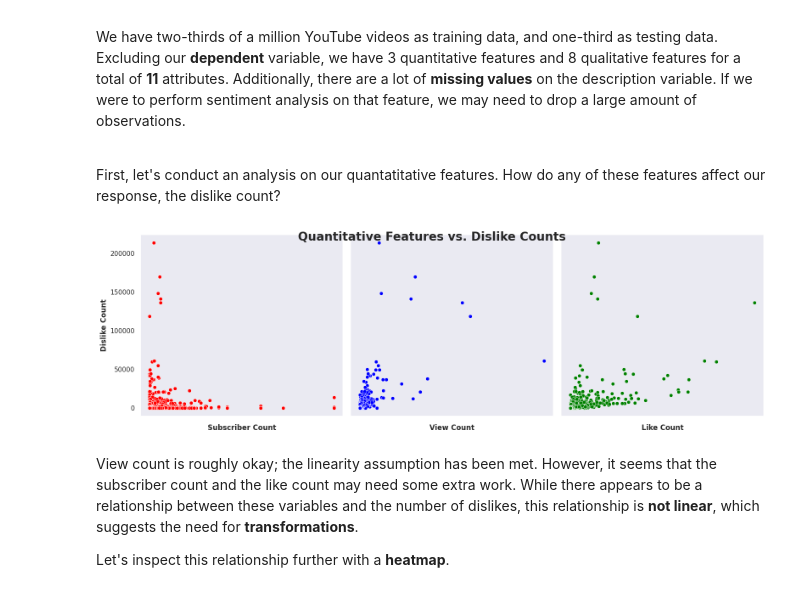
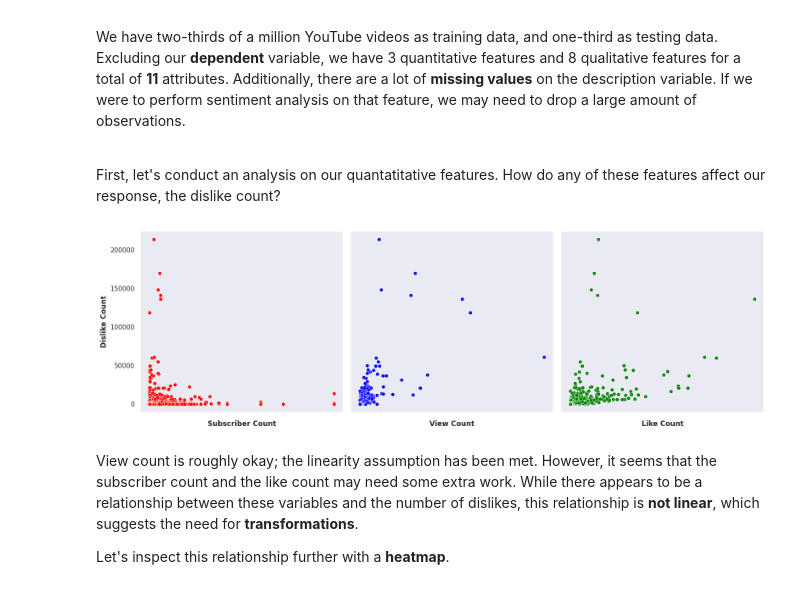
Before and after one commit to AdamPSU/Dislike-Forecast, a Jupyter notebook: dislike-forecast.ipynb, the cells around one changed output. Drawn from its saved outputs; the diff is of its cells as text; code cells hidden in the pictures.

```diff
--- a/dislike-forecast.ipynb
+++ b/dislike-forecast.ipynb
@@ -63,35 +63,35 @@ import matplotlib.pyplot as plt
 
 sns.set(style='dark')
 plt.figure(figsize=(16, 5))  # Adjust the figure size to fit all subplots
 
 # Subscriber counts
 plt.subplot(1, 3, 1)
 sns.scatterplot(data=dislikes, x="uploader_sub_count", y="dislike_count", color='red')
 plt.gca().set_xticklabels([])
 plt.xlabel("Subscriber Count", fontweight='bold')
 plt.ylabel("Dislike Count", fontweight='bold')
 
 # View counts
 plt.subplot(1, 3, 2)  # 1 row, 3 columns, 2nd subplot
 sns.scatterplot(data=dislikes, x="view_count", y="dislike_count", color='blue')
 plt.gca().set_xticklabels([])
 plt.gca().set_yticklabels([])
 plt.xlabel("View Count", fontweight='bold')
 plt.ylabel("")
 
 # Like counts
 plt.subplot(1, 3, 3)
 sns.scatterplot(data=dislikes, x="like_count", y="dislike_count", color='green')
 plt.gca().set_xticklabels([])
 plt.gca().set_yticklabels([])
 plt.xlabel("Like Count", fontweight='bold')
 plt.ylabel("")
 
 plt.tight_layout()
-plt.suptitle("Quantitative Features vs. Dislike Counts", fontsize=20, fontweight='bold')
+# plt.suptitle("Quantitative Features vs. Dislike Counts", fontsize=20, fontweight='bold')
 plt.show()
 # %% [output]
-[figure, old version]
+[figure, new version]
 # %% [markdown]
 View count is roughly okay; the linearity assumption has been met. However, it seems that the subscriber count and the like count may need some extra work. While there appears to be a relationship between these variables and the number of dislikes, this relationship is **not linear**, which suggests the need for **transformations**.
 
```
Also changed, not shown: parts of 10 cells of this notebook.
